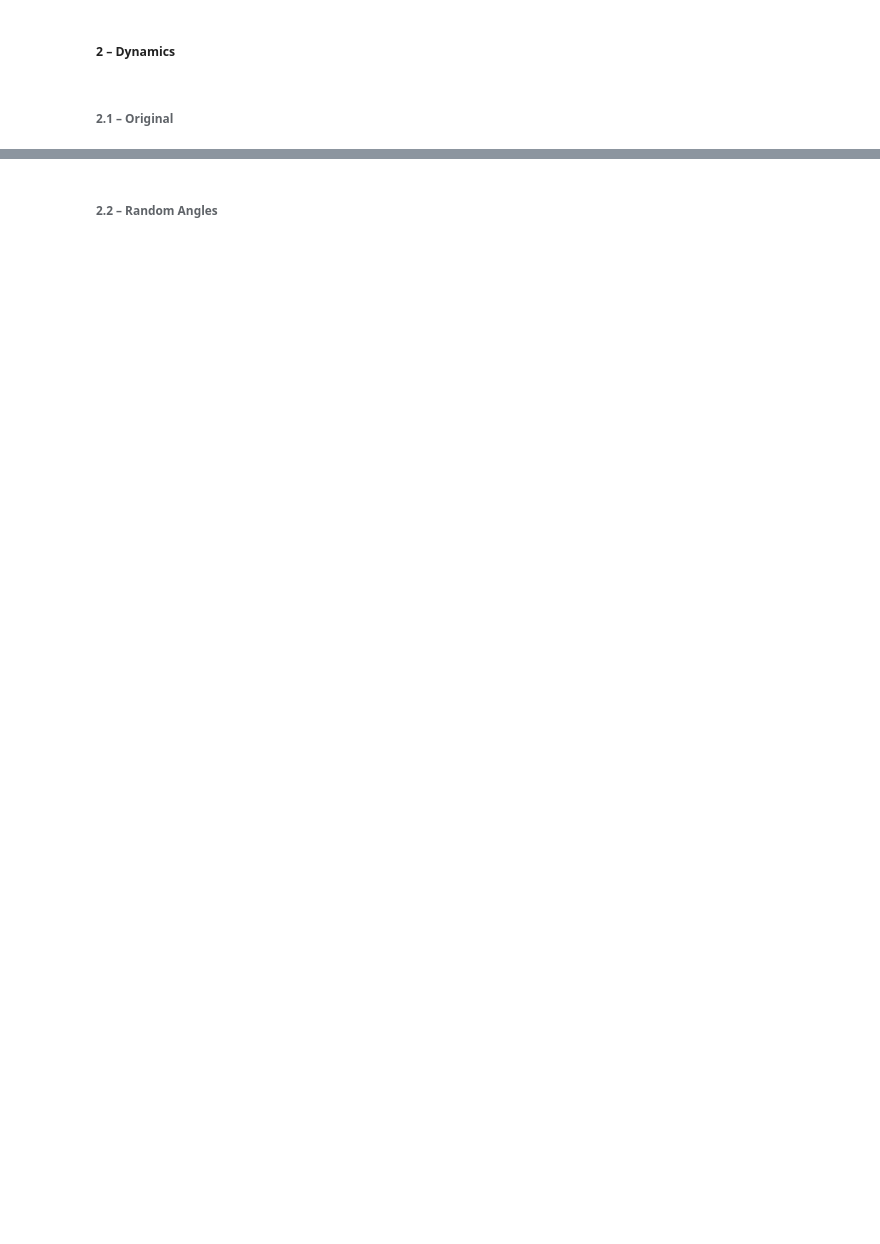
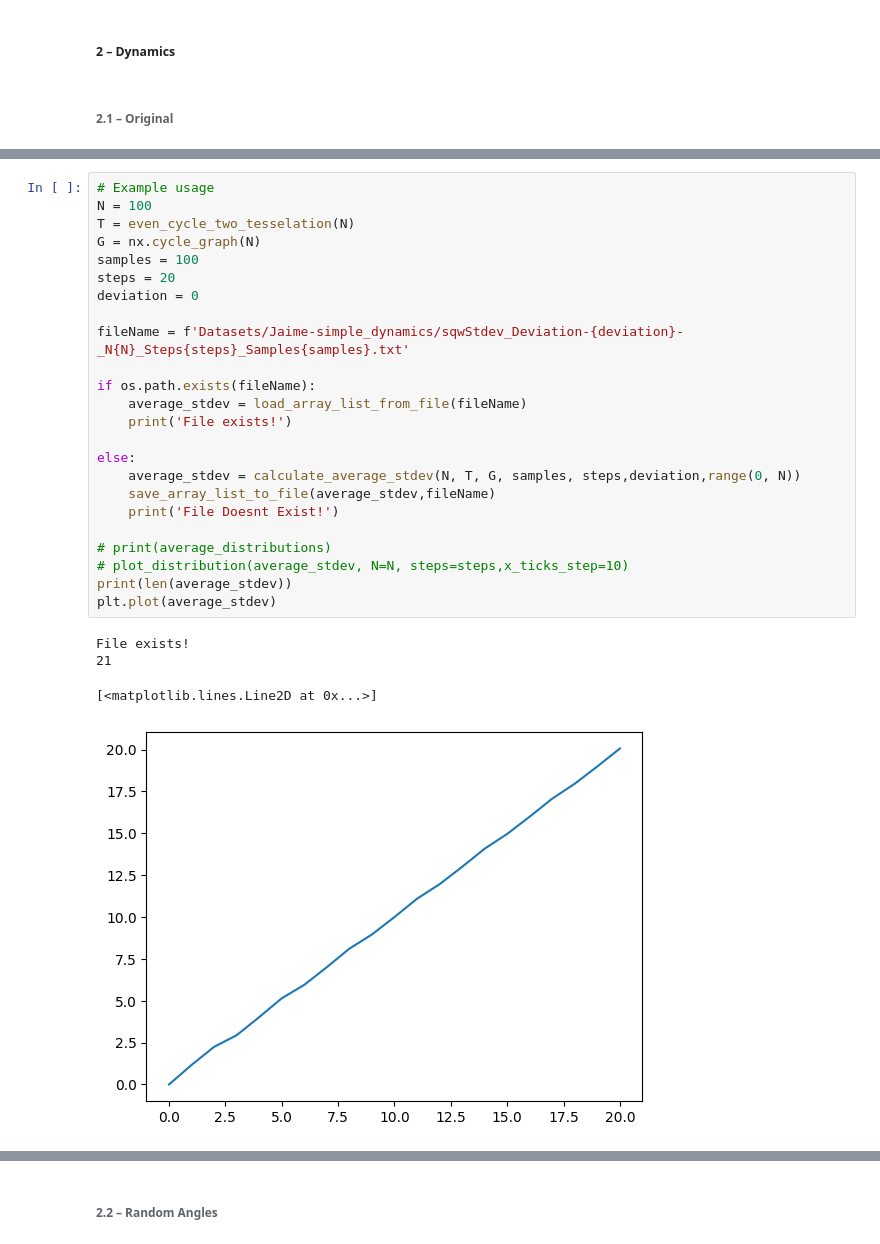
Before and after one commit to JaimePSantos/sqw, a Jupyter notebook: Jaime-simple_dynamics_experiments.ipynb, the cells around one changed output, grey strips where cells are left out. Cells and saved outputs as stored; diff of their text form; blank space fills up the shorter version.

```diff
--- a/Jaime-simple_dynamics_experiments.ipynb
+++ b/Jaime-simple_dynamics_experiments.ipynb
@@ -64 +177,30 @@ print(average_distributions)
+# %%
+# Example usage
+N = 100
+T = even_cycle_two_tesselation(N)
+G = nx.cycle_graph(N)
+samples = 100
+steps = 20
+deviation = 0
+
+fileName = f'Datasets/Jaime-simple_dynamics/sqwStdev_Deviation-{deviation}-_N{N}_Steps{steps}_Samples{samples}.txt'
+
+if os.path.exists(fileName):
+    average_stdev = load_array_list_from_file(fileName)
+    print('File exists!')
+
+else:
+    average_stdev = calculate_average_stdev(N, T, G, samples, steps,deviation,range(0, N))
+    save_array_list_to_file(average_stdev,fileName)
+    print('File Doesnt Exist!')
+
+# print(average_distributions)
+# plot_distribution(average_stdev, N=N, steps=steps,x_ticks_step=10)
+print(len(average_stdev))
+plt.plot(average_stdev)
+# %% [output]
+File exists!
+21
+[<matplotlib.lines.Line2D at 0x...>]
+[figure, added]
 # %%
```
Also changed, not shown: parts of 12 cells of this notebook, 11 other files.
